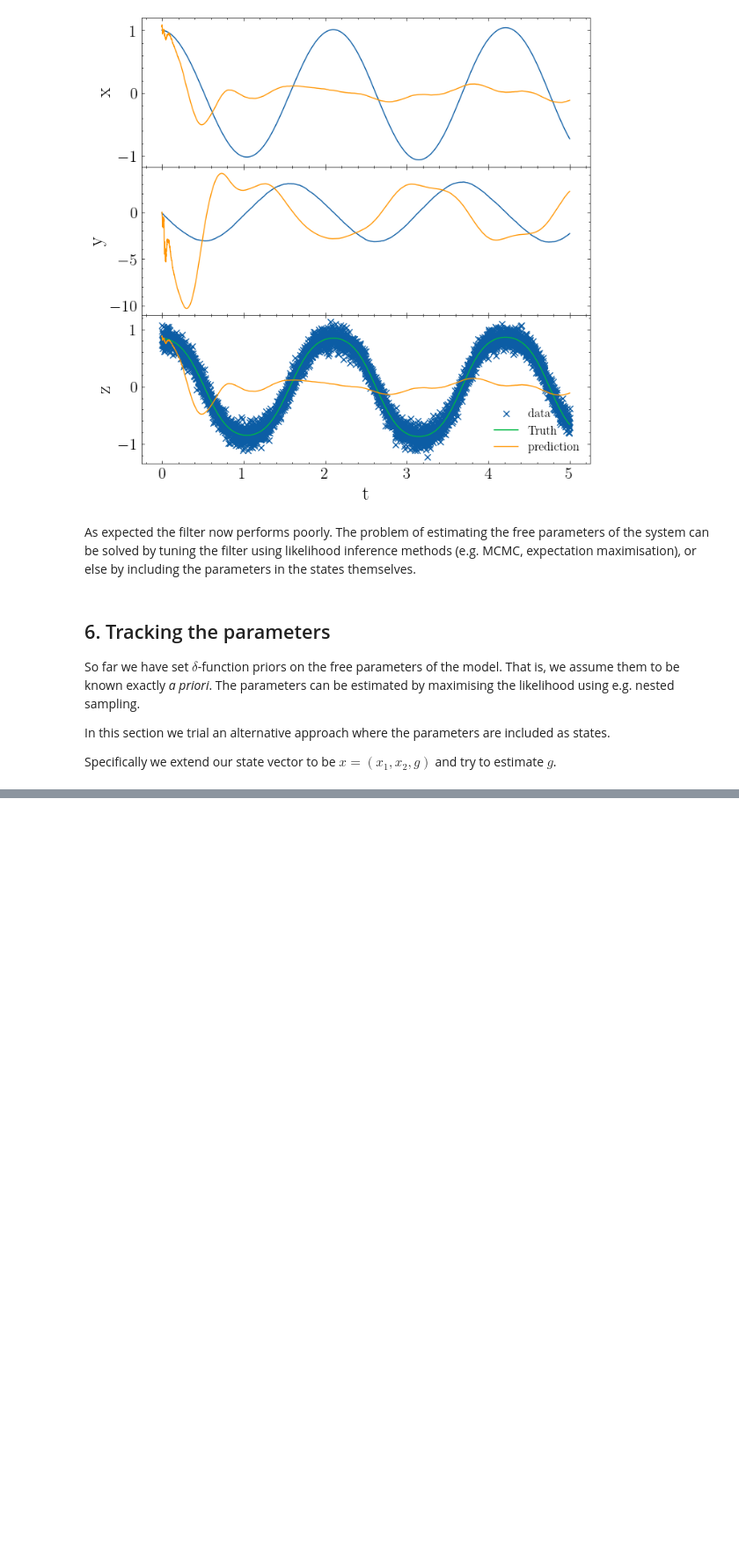
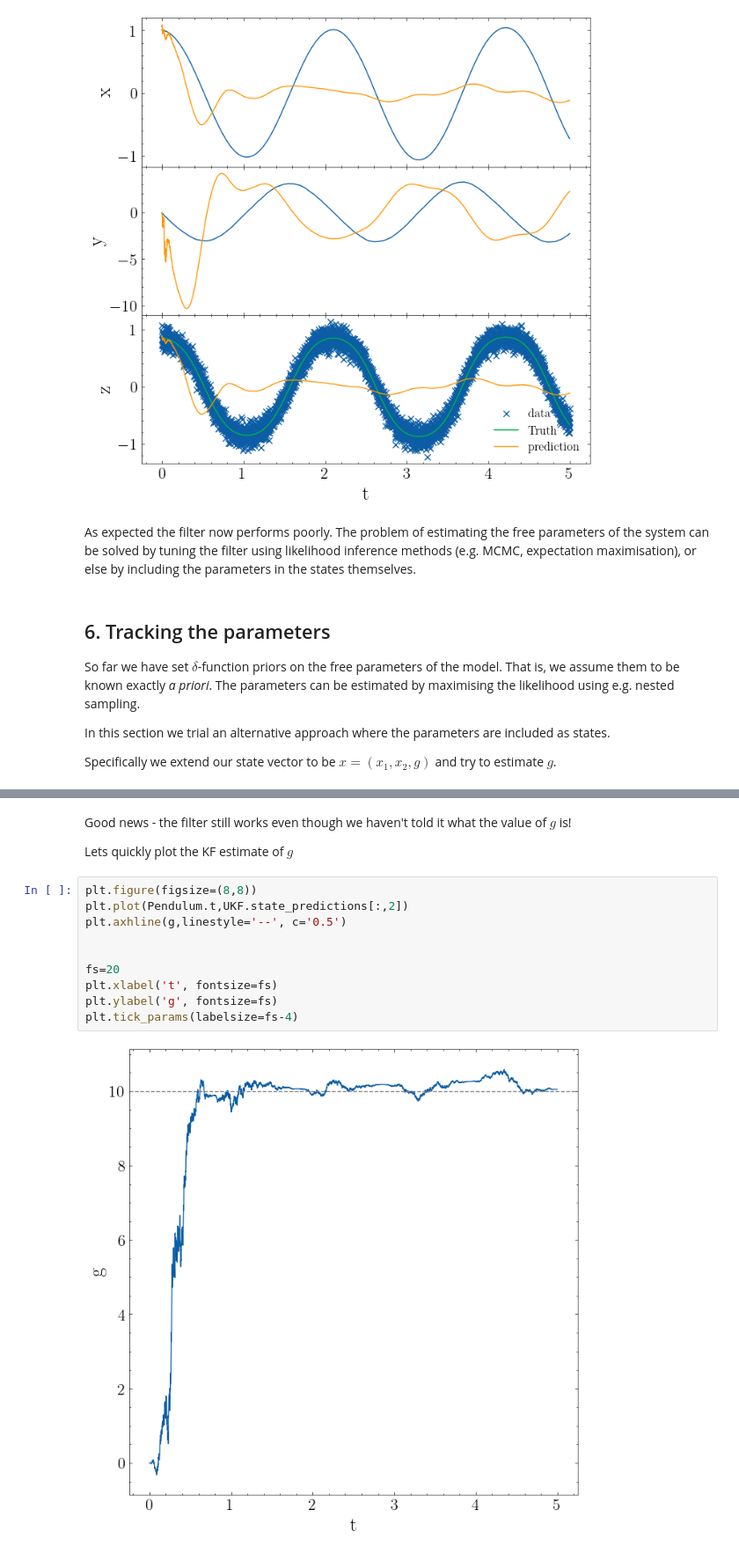
Before and after one commit to UniMelb-NSGW/SlowKalmanFilter, a Jupyter notebook: notebooks/NoisyPendulum.ipynb, the cells around one changed output, grey strips where cells are left out. Shown at 88% size. Drawn from its saved outputs; the diff is of its cells as text; blank space fills up the shorter version.

```diff
--- a/notebooks/NoisyPendulum.ipynb
+++ b/notebooks/NoisyPendulum.ipynb
@@ -350,0 +365,16 @@ Pendulum.plot_timeseries(plot_true_state=True, prediction_data=[KF.state_predict
+# %% [markdown]
+Good news - the filter still works even though we haven't told it what the value of $g$ is!
+
+Lets quickly plot the KF estimate of $g$
+# %%
+plt.figure(figsize=(8,8))
+plt.plot(Pendulum.t,UKF.state_predictions[:,2])
+plt.axhline(g,linestyle='--', c='0.5')
+
+
+fs=20
+plt.xlabel('t', fontsize=fs)
+plt.ylabel('g', fontsize=fs)
+plt.tick_params(labelsize=fs-4)
+# %% [output]
+[figure, added]
```
Also changed, not shown: parts of 3 cells of this notebook, 2 other files.
